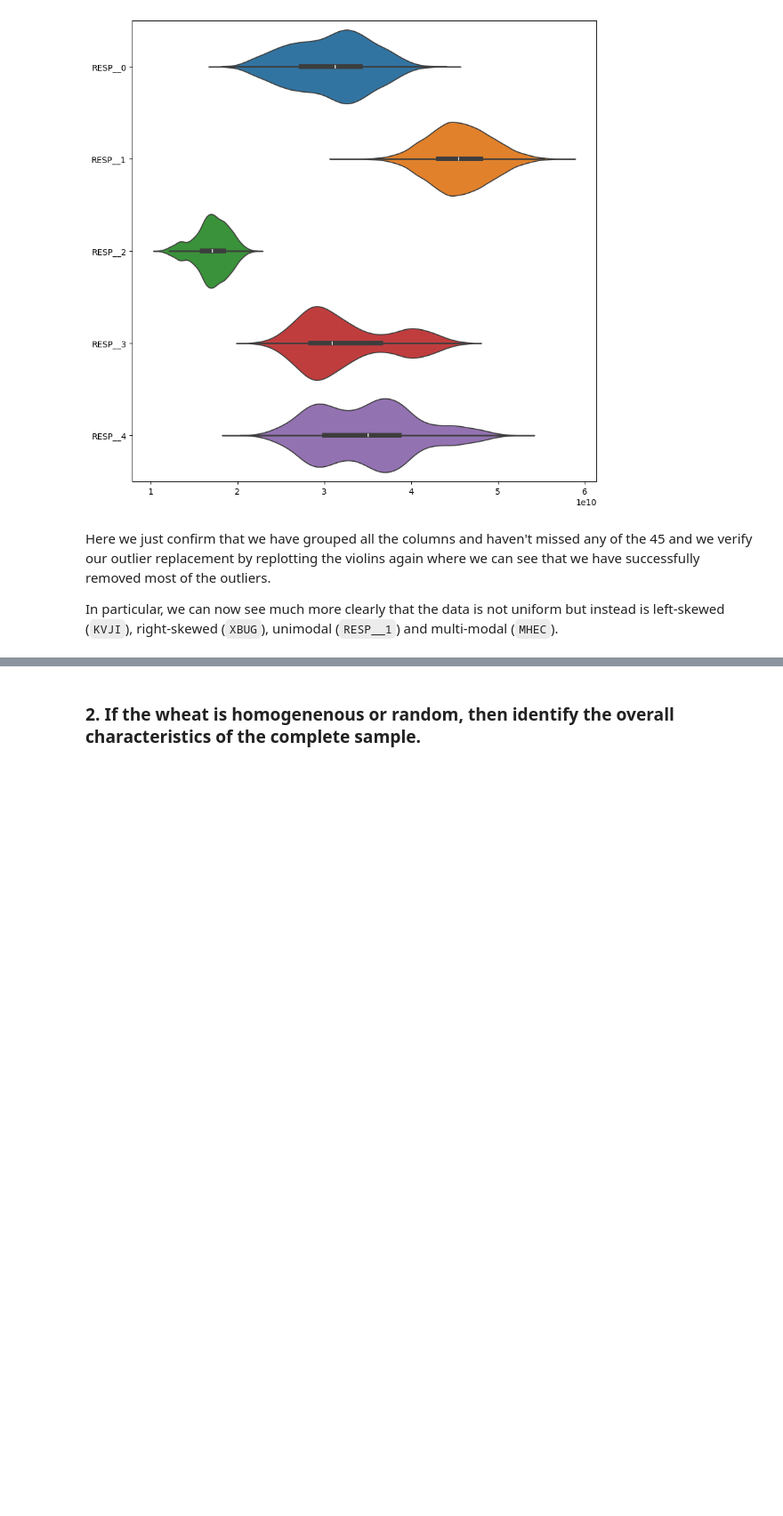
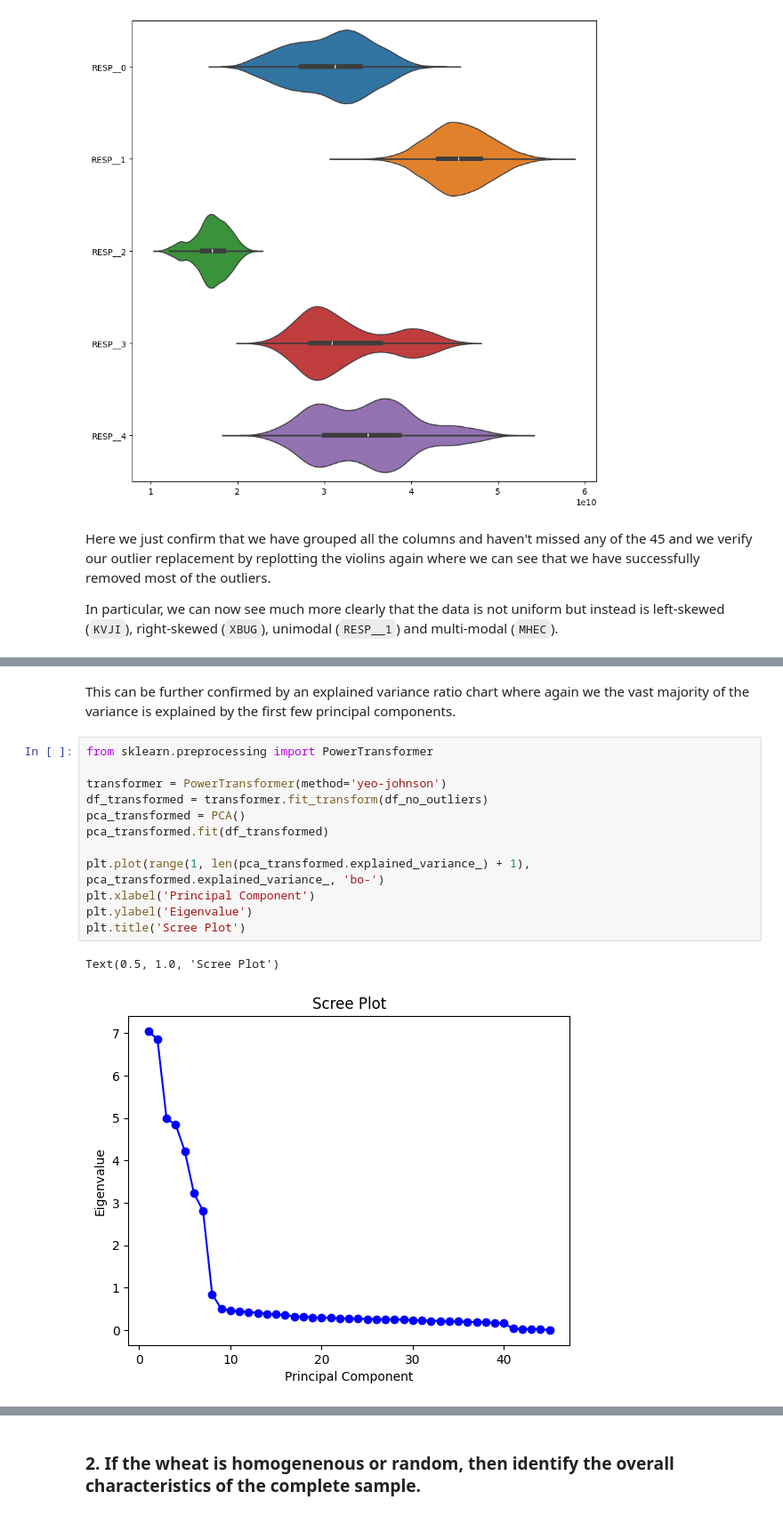
Before and after one commit to lao8n/oxford_classical_machine_learning, a Jupyter notebook: assignment/assignment.ipynb, the cells around one changed output, grey strips where cells are left out. Shown at 89% size. Saved outputs shown, nothing was run; the diff lists cells and outputs as text; blank space fills up the shorter version.

```diff
--- a/assignment/assignment.ipynb
+++ b/assignment/assignment.ipynb
@@ -530,0 +601,17 @@ In particular, we can now see much more clearly that the data is not uniform but
+# %% [markdown]
+This can be further confirmed by an explained variance ratio chart where again we the vast majority of the variance is explained by the first few principal components.
+# %%
+from sklearn.preprocessing import PowerTransformer
+
+transformer = PowerTransformer(method='yeo-johnson')
+df_transformed = transformer.fit_transform(df_no_outliers)
+pca_transformed = PCA()
+pca_transformed.fit(df_transformed)
+
+plt.plot(range(1, len(pca_transformed.explained_variance_) + 1), pca_transformed.explained_variance_, 'bo-')
+plt.xlabel('Principal Component')
+plt.ylabel('Eigenvalue')
+plt.title('Scree Plot')
+# %% [output]
+Text(0.5, 1.0, 'Scree Plot')
+[figure, added]
```
Also changed, not shown: parts of 27 cells of this notebook.
